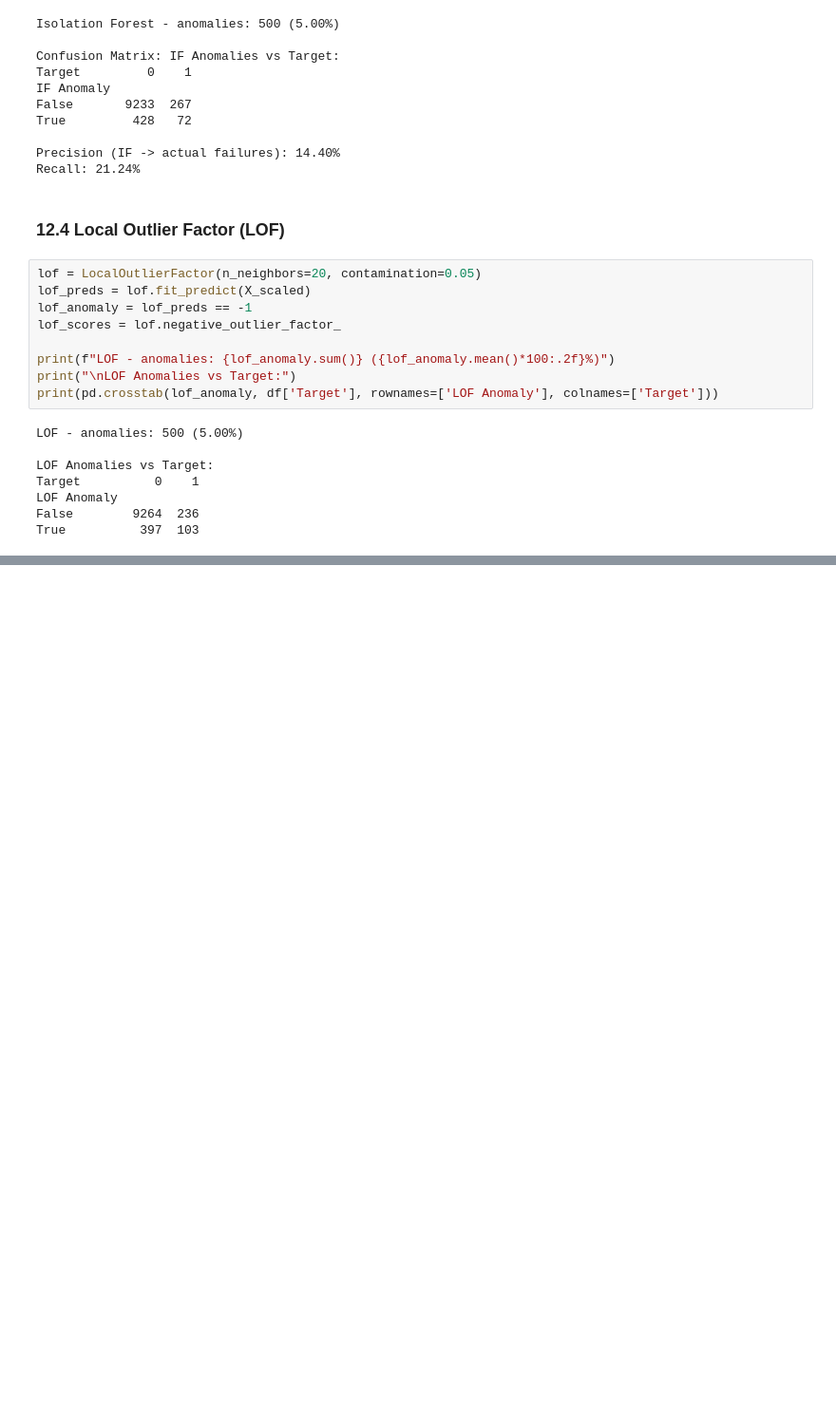
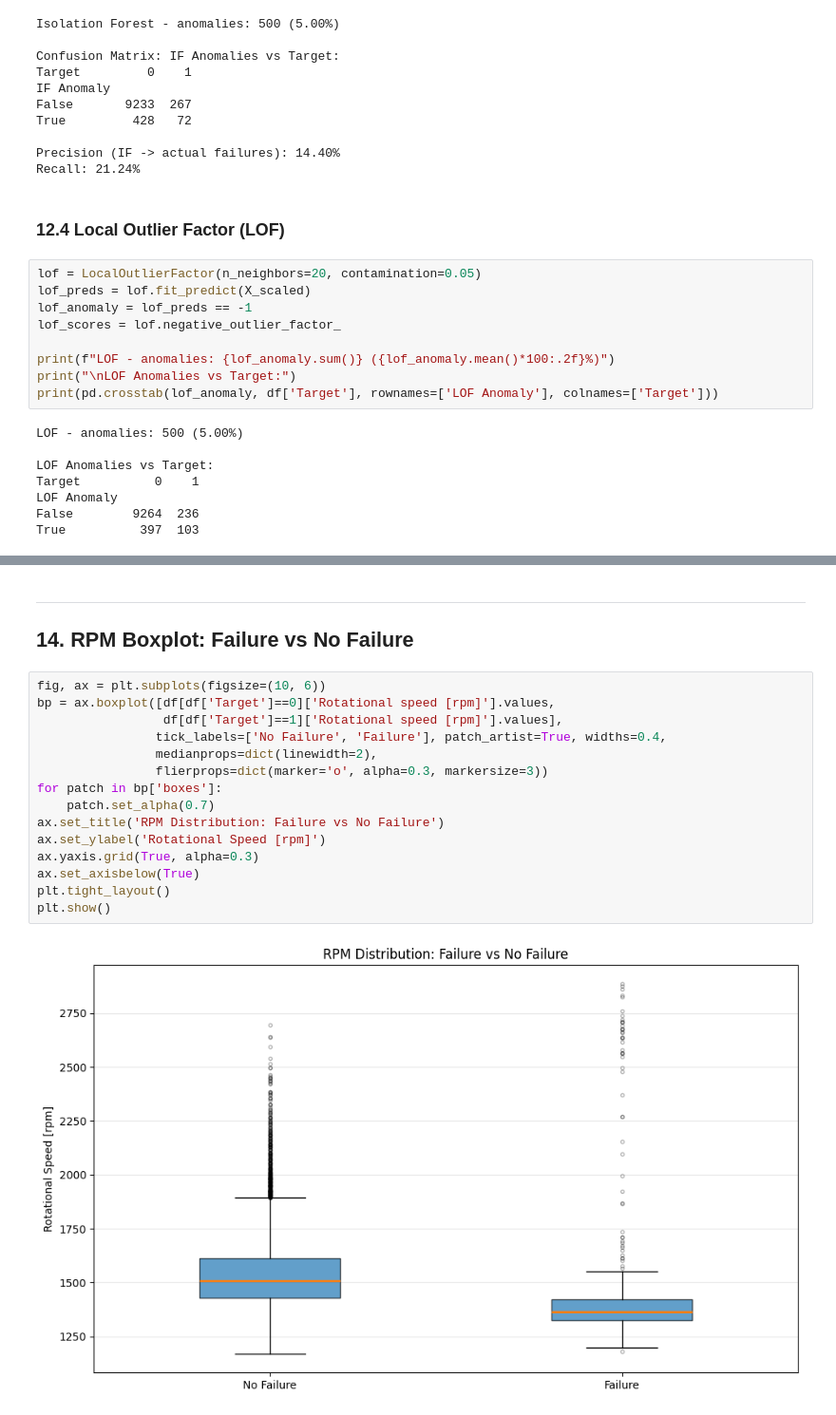
Before and after one commit to hadoyyo/Machine-Predictive-Maintenance-Expert-System, a Jupyter notebook: machine_predictive_maintenance.ipynb, the cells around one changed output, grey strips where cells are left out. Shown at 95% size. Saved outputs shown, nothing was run; the diff lists cells and outputs as text; blank space fills up the shorter version.

```diff
--- a/machine_predictive_maintenance.ipynb
+++ b/machine_predictive_maintenance.ipynb
@@ -367,0 +388,20 @@ True          397  103
+# %% [markdown]
+---
+## 14. RPM Boxplot: Failure vs No Failure
+# %%
+fig, ax = plt.subplots(figsize=(10, 6))
+bp = ax.boxplot([df[df['Target']==0]['Rotational speed [rpm]'].values,
+                 df[df['Target']==1]['Rotational speed [rpm]'].values],
+                tick_labels=['No Failure', 'Failure'], patch_artist=True, widths=0.4,
+                medianprops=dict(linewidth=2),
+                flierprops=dict(marker='o', alpha=0.3, markersize=3))
+for patch in bp['boxes']:
+    patch.set_alpha(0.7)
+ax.set_title('RPM Distribution: Failure vs No Failure')
+ax.set_ylabel('Rotational Speed [rpm]')
+ax.yaxis.grid(True, alpha=0.3)
+ax.set_axisbelow(True)
+plt.tight_layout()
+plt.show()
+# %% [output]
+[figure, added]
```
Also changed, not shown: parts of 18 cells of this notebook.
